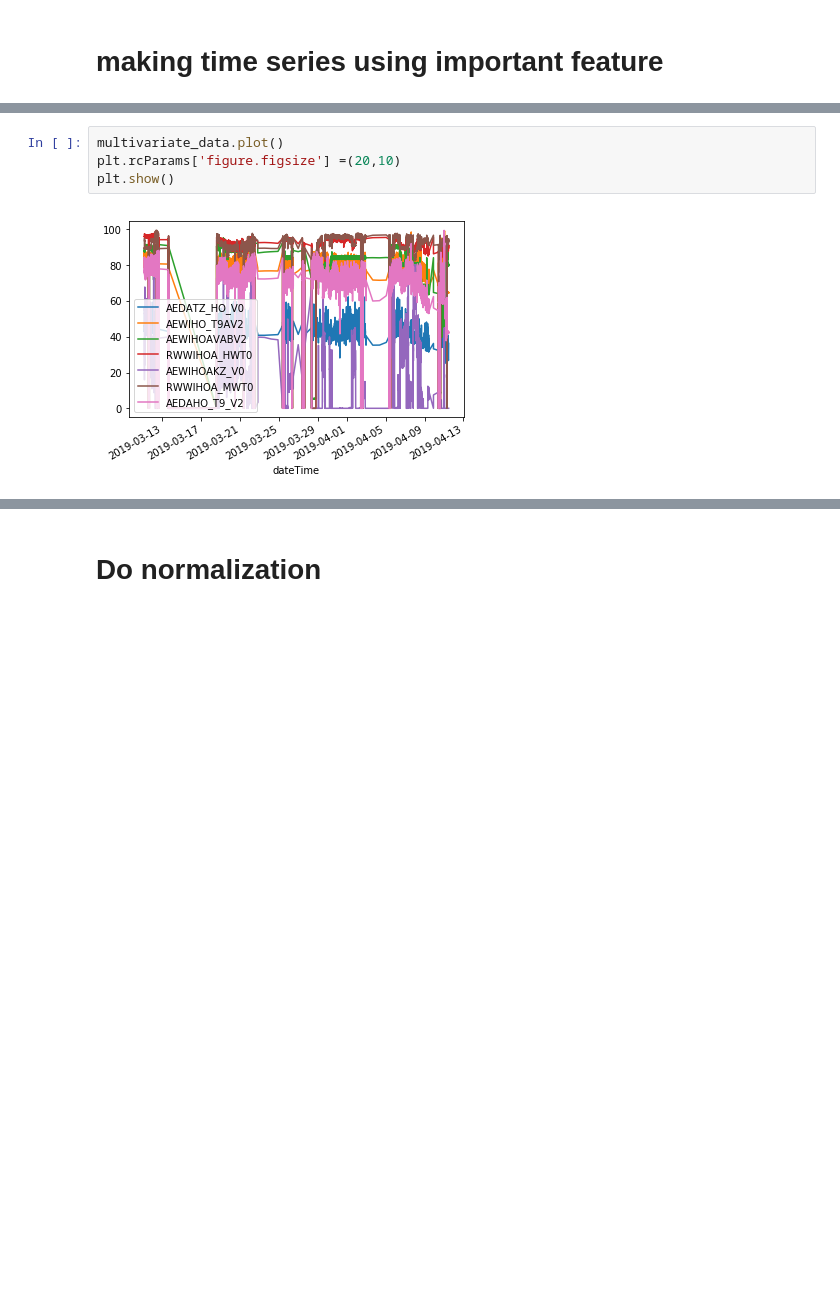
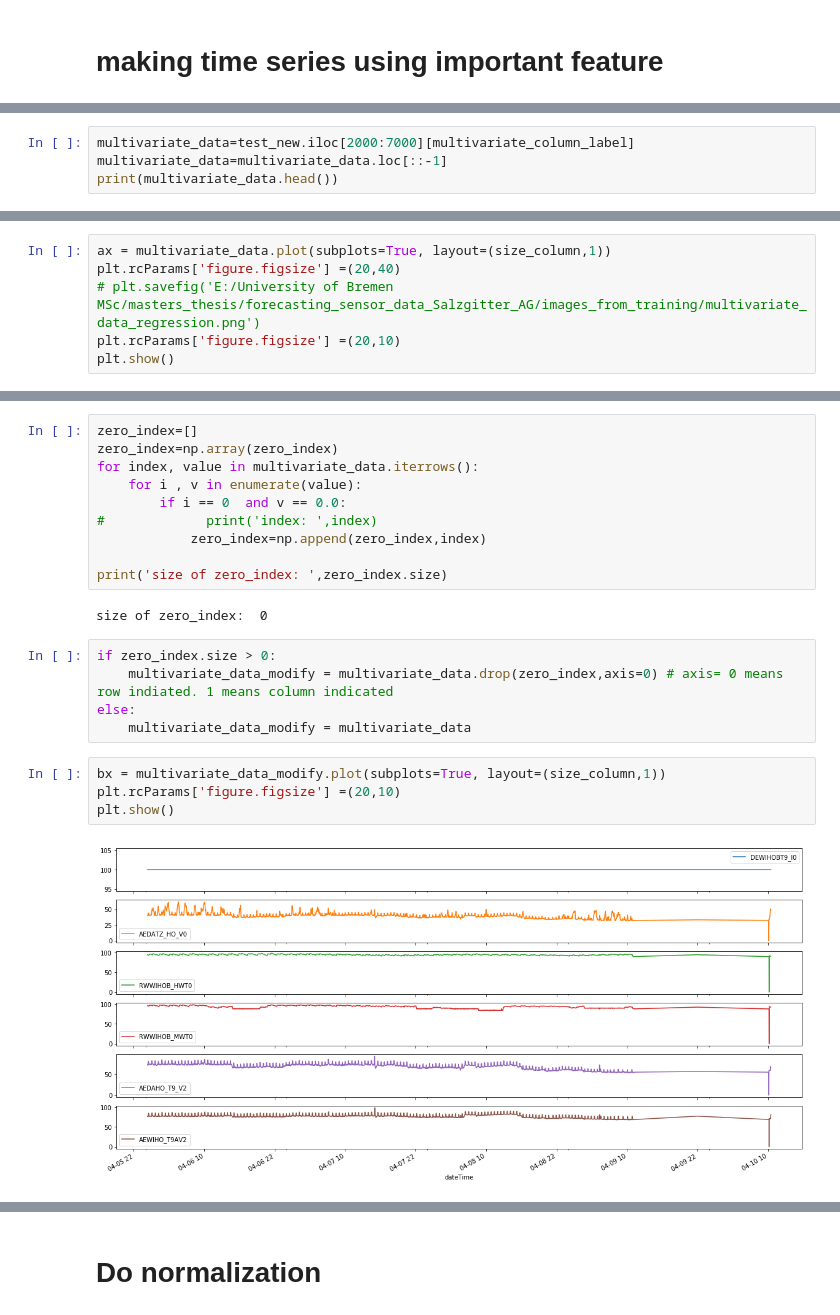
Before and after one commit to atifkarim/Time-Series-Forecasting-Using-Machine-Learning-Algorithm, a Jupyter notebook: conv_LSTM.ipynb, the cells around one changed output, grey strips where cells are left out. Drawn from its saved outputs; the diff is of its cells as text; blank space fills up the shorter version.

Commit message:
try for new column variable

```diff
--- a/conv_LSTM.ipynb
+++ b/conv_LSTM.ipynb
@@ -55,0 +63,4 @@ univariate_data=univariate_data.loc[::-1]
+# %%
+multivariate_data=test_new.iloc[2000:7000][multivariate_column_label]
+multivariate_data=multivariate_data.loc[::-1]
+print(multivariate_data.head())
@@ -55,0 +83,6 @@ univariate_data=univariate_data.loc[::-1]
+# %%
+ax = multivariate_data.plot(subplots=True, layout=(size_column,1))
+plt.rcParams['figure.figsize'] =(20,40)
+# plt.savefig('E:/University of Bremen MSc/masters_thesis/forecasting_sensor_data_Salzgitter_AG/images_from_training/multivariate_data_regression.png')
+plt.rcParams['figure.figsize'] =(20,10)
+plt.show()
@@ -56,6 +91,23 @@ univariate_data=univariate_data.loc[::-1]
+# %%
+zero_index=[]
+zero_index=np.array(zero_index)
+for index, value in multivariate_data.iterrows():
+    for i , v in enumerate(value):
+        if i == 0  and v == 0.0:
+#             print('index: ',index)
+            zero_index=np.append(zero_index,index)
+
+print('size of zero_index: ',zero_index.size)
+# %% [output]
+size of zero_index:  0
+# %%
+if zero_index.size > 0:
+    multivariate_data_modify = multivariate_data.drop(zero_index,axis=0) # axis= 0 means row indiated. 1 means column indicated
+else:
+    multivariate_data_modify = multivariate_data
 # %%
-multivariate_data.plot()
+bx = multivariate_data_modify.plot(subplots=True, layout=(size_column,1))
 plt.rcParams['figure.figsize'] =(20,10)
 plt.show()
 # %% [output]
-[figure, old version]
+[figure, new version]
```
Also changed, not shown: parts of 24 cells of this notebook.
